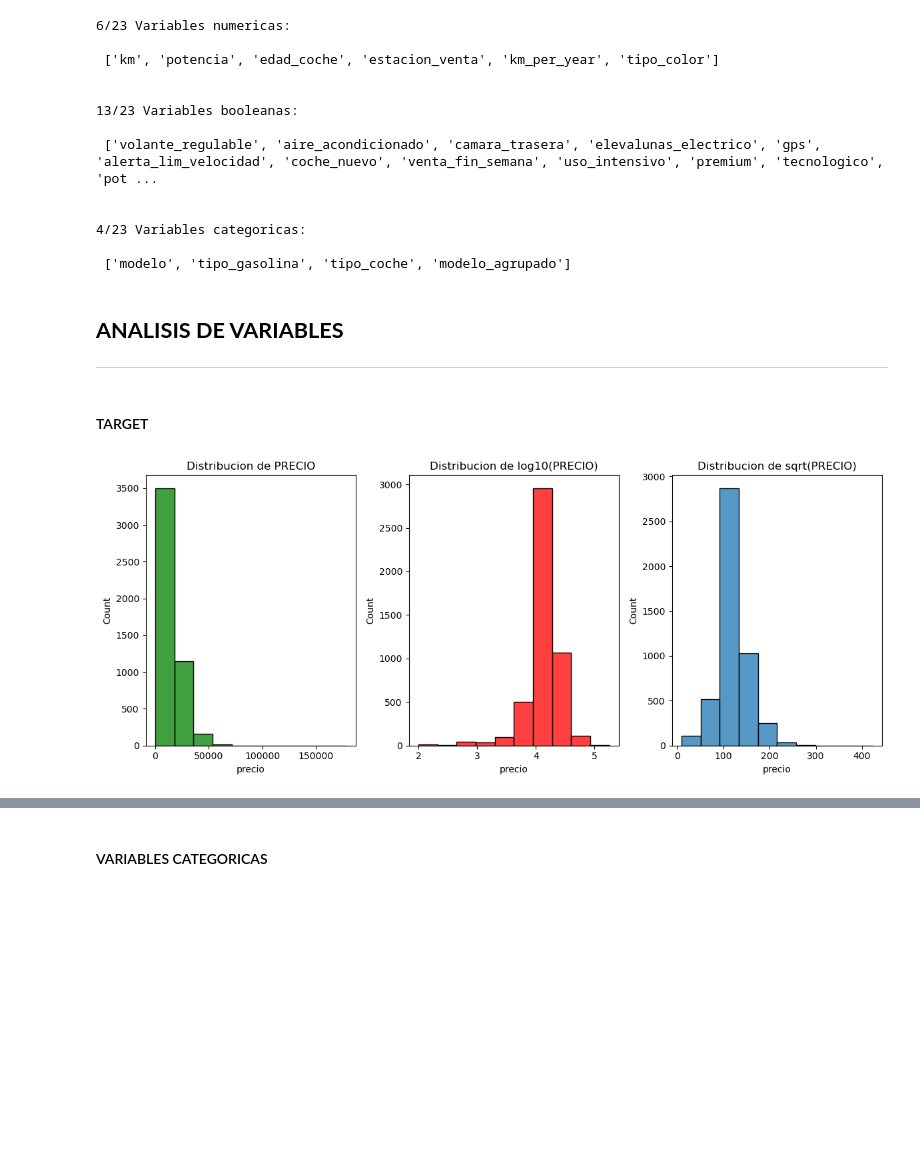
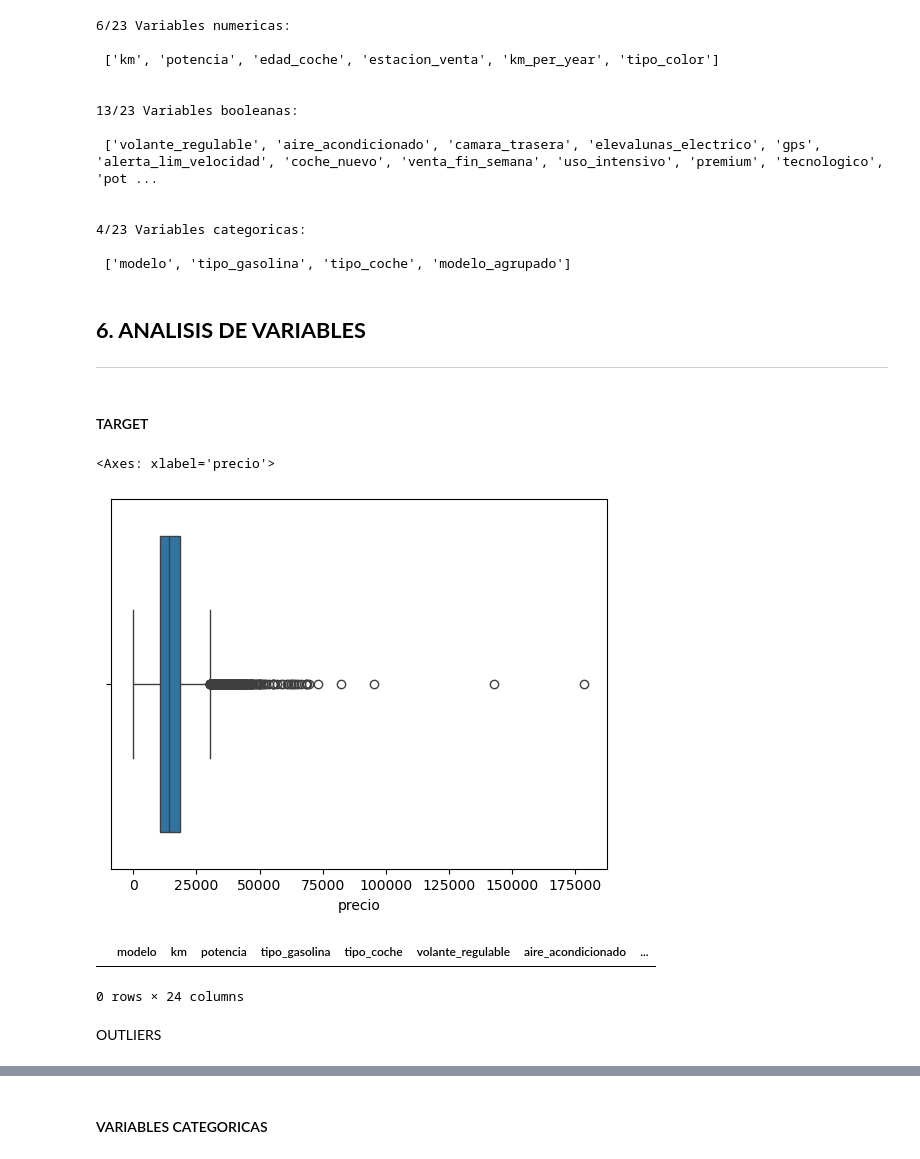
Before and after one commit to gsmanz/Data-Cleaning, a Jupyter notebook: entregable_1.ipynb, the cells around one changed output, grey strips where cells are left out. Drawn from its saved outputs; the diff is of its cells as text; code cells hidden in the pictures; blank space fills up the shorter version.

```diff
--- a/entregable_1.ipynb
+++ b/entregable_1.ipynb
@@ -1266,26 +1245,23 @@ print(f'{len(lista_categoricas)}/{len(df_no_nulos.columns)-1} Variables categori
 
  ['modelo', 'tipo_gasolina', 'tipo_coche', 'modelo_agrupado']
 # %% [markdown]
-## **ANALISIS DE VARIABLES**
+## **6. ANALISIS DE VARIABLES**
 **********************************************************************************************************************************************************************************************
+# %%
+df_no_nulos_no_outliers = df_no_nulos.copy()
 # %% [markdown]
 #### TARGET
-# %%
-fig, axs = plt.subplots(ncols=3, nrows=1, figsize=(12,5))
-
-ax1 = axs[0]
-ax2 = axs[1]
-ax3 = axs[2]
-
-sns.histplot(df[target], bins=10, ax=ax1, color='green')
-ax1.set_title('Distribucion de PRECIO')
-
-sns.histplot(np.log10(df[target]),bins=10, ax=ax2, color='red')
-ax2.set_title('Distribucion de log10(PRECIO)')
-
-sns.histplot(np.sqrt(df[target]), bins=10, ax=ax3)
-ax3.set_title('Distribucion de sqrt(PRECIO)')
-
-plt.tight_layout()
-# %% [output]
-[figure, removed]
+# %%
+sns.boxplot(x=df_no_nulos_no_outliers['precio'])
+# %% [output]
+<Axes: xlabel='precio'>
+[figure, added]
+# %%
+# No hay valores negativos o iguales a 0
+
+df_no_nulos_no_outliers[df_no_nulos_no_outliers['precio']<=0]
+# %% [output]
+|  | modelo | km | potencia | tipo_gasolina | tipo_coche | volante_regulable | aire_acondicionado | ... |
+0 rows × 24 columns
+# %% [markdown]
+OUTLIERS
```
Also changed, not shown: parts of 51 cells of this notebook.
